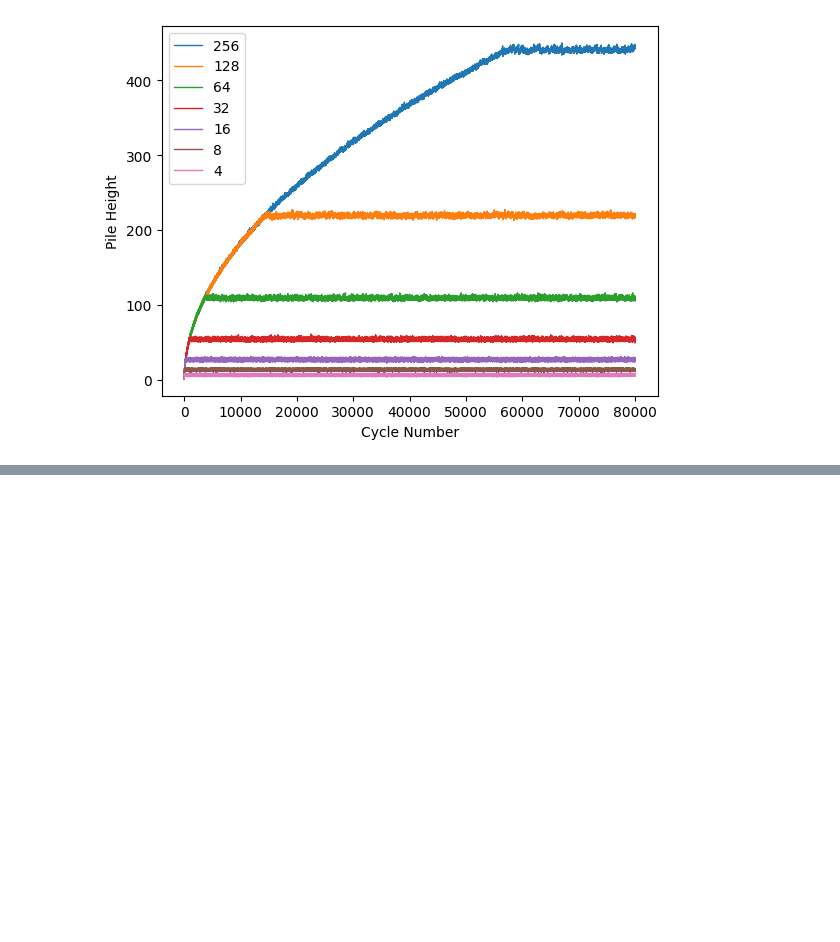
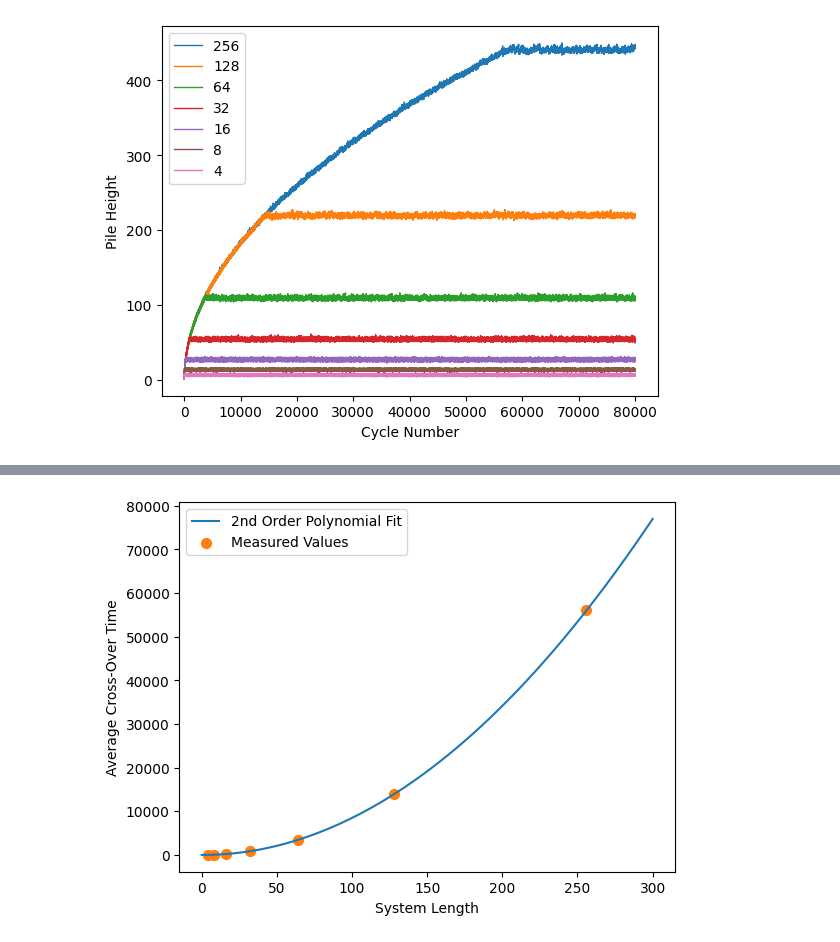
Before and after one commit to bdgrichards/oslo, a Jupyter notebook: oslo.ipynb, the cells around one changed output, grey strips where cells are left out. Cells and saved outputs as stored; diff of their text form; code cells hidden in the pictures; blank space fills up the shorter version.

```diff
--- a/oslo.ipynb
+++ b/oslo.ipynb
@@ -232,7 +239,7 @@ lengths = [4, 8, 16, 32, 64, 128, 256]
 number_cycles = 80000
 # %%
 for length in lengths:
-    output = []
+    output: list[int] = []
     model = Model(length)
     for i in range(number_cycles):
         model.cycle()
@@ -249,7 +256,8 @@ for length in lengths:
 256 complete
 # %%
 for i in reversed(range(len(lengths))):
-    plt.plot(range(number_cycles), heights[i], label=str(lengths[i]), linewidth=1)
+    plt.plot(range(number_cycles), heights[i], label=str(
+        lengths[i]), linewidth=1)
 plt.legend()
 plt.xlabel("Cycle Number")
 plt.ylabel("Pile Height")
@@ -258,0 +269,16 @@ plt.show()
+# %%
+cross_over_times = []
+lengths = [4, 8, 16, 32, 64, 128, 256]
+repetitions = 20
+# %%
+for length in lengths:
+    times = []
+    for i in range(repetitions):
+        model = Model(length)
+        counter = 0
+        while model.get_is_transient():
+            model.cycle()
+            counter += 1
+        times.append(counter)
+    cross_over_times.append(np.average(times))
+    print(length, 'complete')
@@ -258,0 +293,14 @@ plt.show()
+# %%
+poly_fit = np.polyfit(lengths, cross_over_times, 2)
+fit_x_vals = np.linspace(0, 300, 100)
+fit_y_vals = np.poly1d(poly_fit)(fit_x_vals)
+plt.plot(fit_x_vals, fit_y_vals, label='2nd Order Polynomial Fit')
+
+plt.scatter(lengths, cross_over_times, s=50,
+            marker="o", c="C1", label="Measured Values")
+plt.legend()
+plt.xlabel("System Length")
+plt.ylabel("Average Cross-Over Time")
+plt.show()
+# %% [output]
+[figure, added]
```
Also changed, not shown: parts of 23 cells of this notebook.
